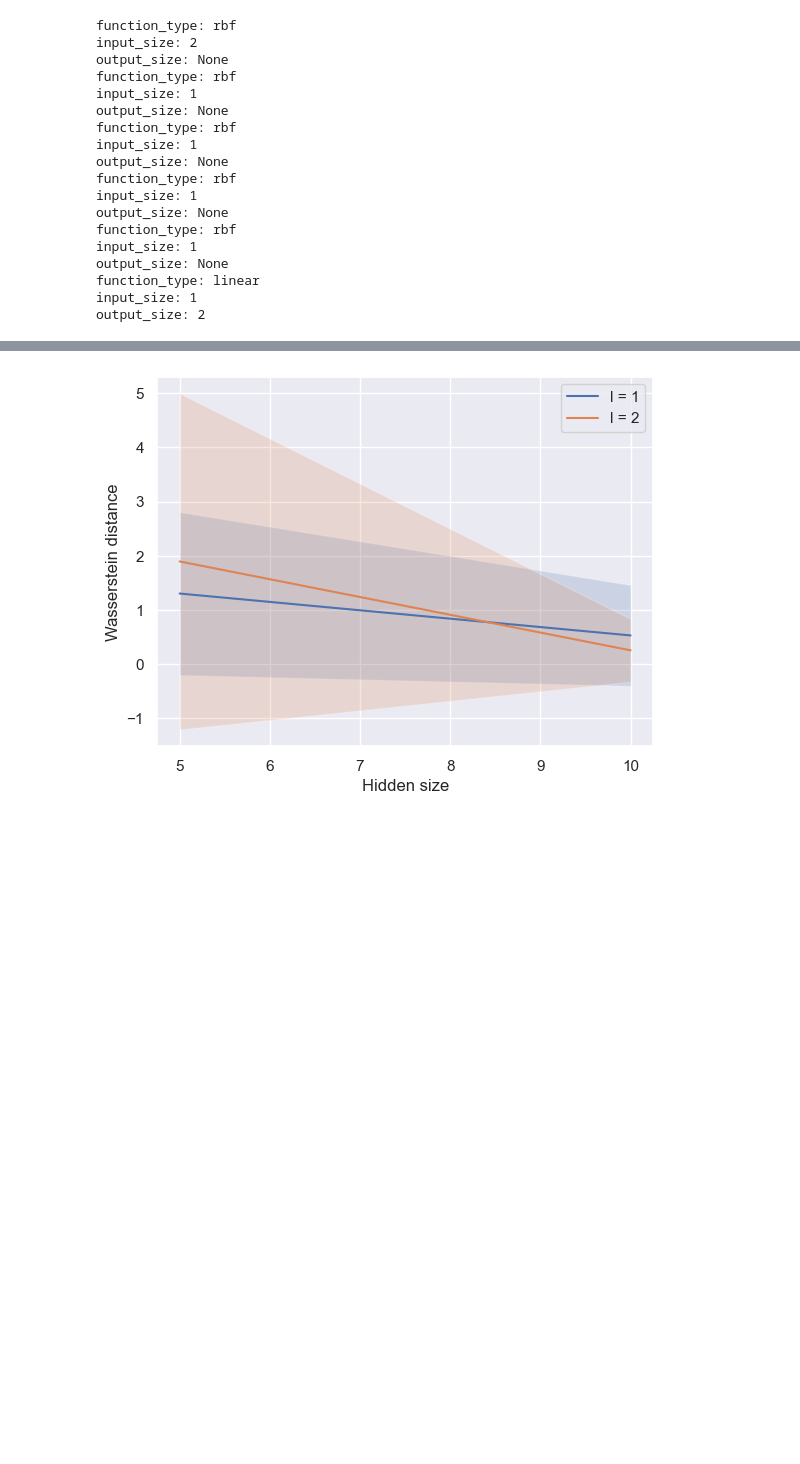
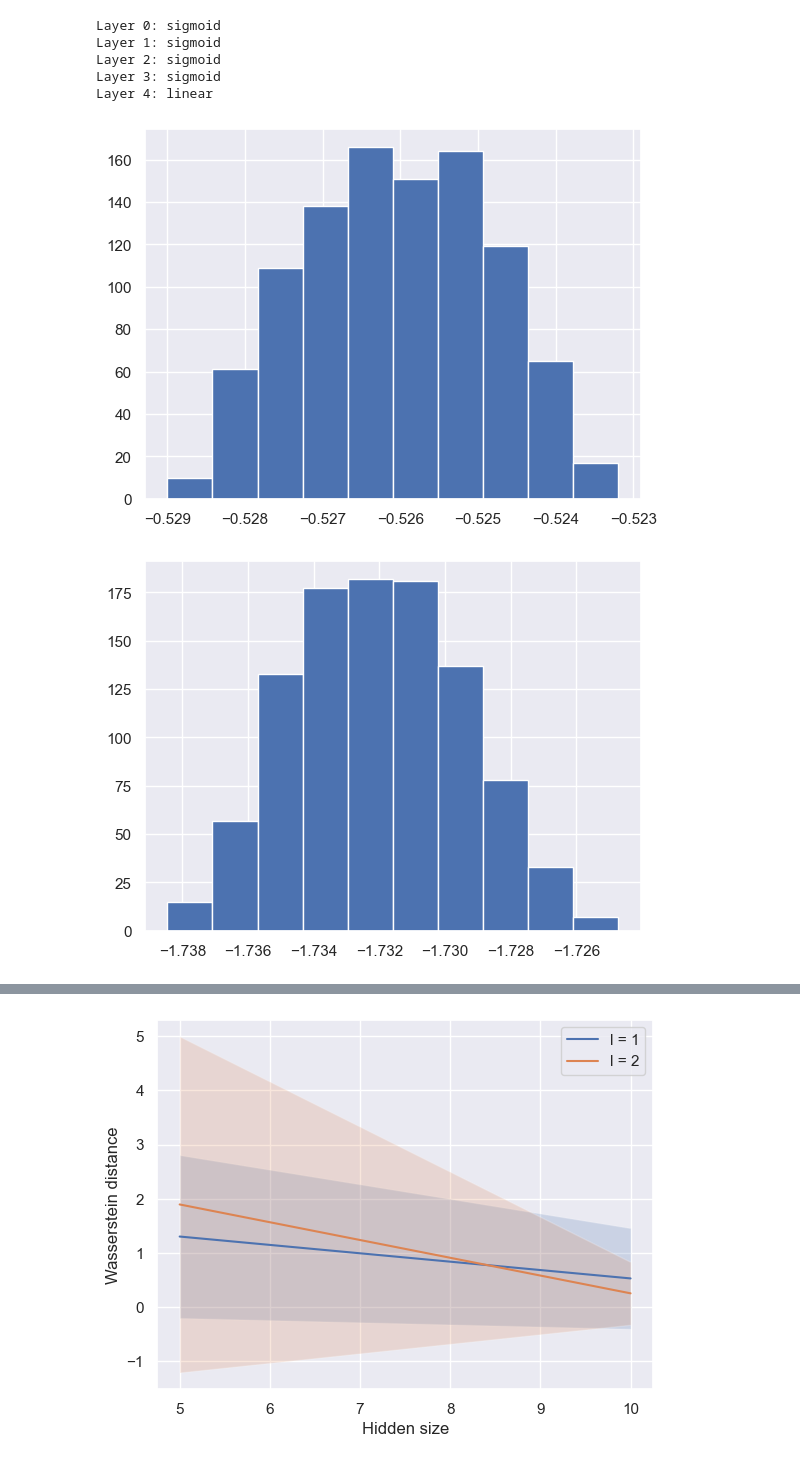
Before and after one commit to Ramlaoui/tdl-express-distributions, a Jupyter notebook: experiments.ipynb, the cells around one changed output, grey strips where cells are left out. Saved outputs shown, nothing was run; the diff lists cells and outputs as text; code cells hidden in the pictures; blank space fills up the shorter version.

```diff
--- a/experiments.ipynb
+++ b/experiments.ipynb
@@ -54,11 +57,11 @@ config = {
     "function_distrib":{
         "n": 1000,
         "d": 2,
-        "l": 6,
+        "l": 5,
         "output_size": 2,
-        "function_type": "random",
+        "function_type": "linear-sigmoid",
         "output_function": "linear",
-        "prior": "uniform_ball", # uniform_cube, uniform_ball, gaussian, gaussian_mixture
+        "prior": "gaussian", # uniform_cube, uniform_ball, gaussian, gaussian_mixture
         "seed": 1,
     },
 
@@ -76,27 +79,23 @@ config = {
     "epochs": 300,
 }
 
-trainer = Trainer(config, is_debug=True)
+trainer = Trainer(config, is_debug=False)
+trainer.function_distrib.get_function_types()
 losses, w2_distances = trainer.train()
 # %% [output]
-function_type: rbf
-input_size: 2
-output_size: None
-function_type: rbf
-input_size: 1
-output_size: None
-function_type: rbf
-input_size: 1
-output_size: None
-function_type: rbf
-input_size: 1
-output_size: None
-function_type: rbf
-input_size: 1
-output_size: None
-function_type: linear
-input_size: 1
-output_size: 2
+Layer 0: sigmoid
+Layer 1: sigmoid
+Layer 2: sigmoid
+Layer 3: sigmoid
+Layer 4: linear
+# %%
+plt.hist(trainer.function_distrib.Y[:, 0])
+plt.show()
+plt.hist(trainer.function_distrib.Y[:, 1])
+plt.show()
+# %% [output]
+[figure, added]
+[figure, added]
 # %%
 trainer.plot_input_output()
 # %% [output]
```
Also changed, not shown: parts of 7 cells of this notebook, 1 other file.
